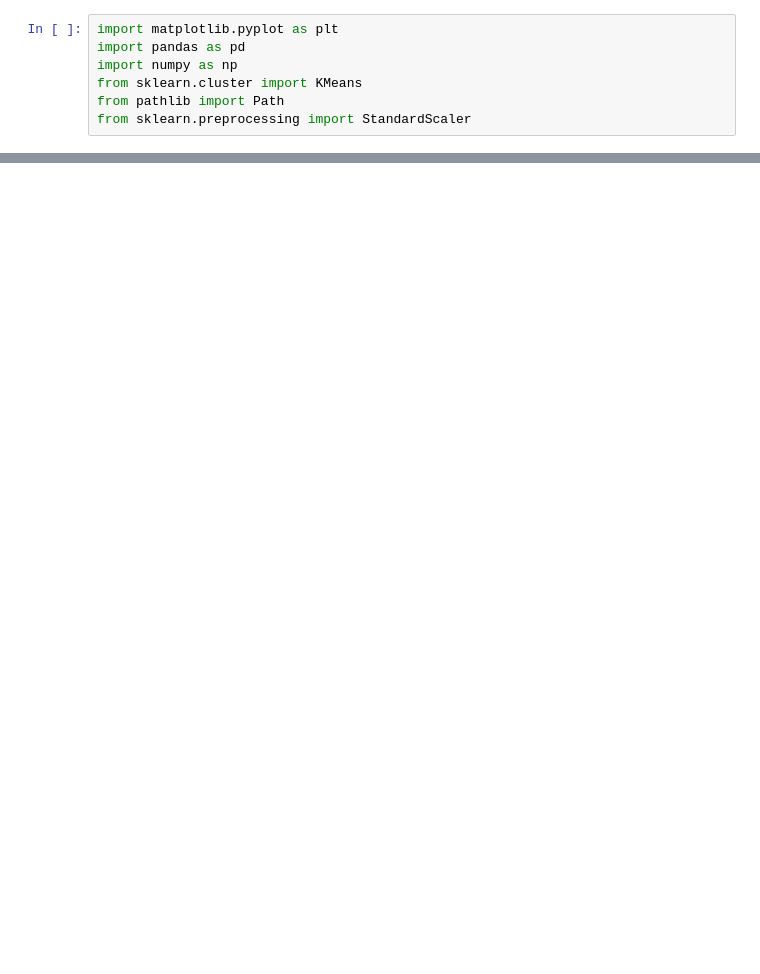
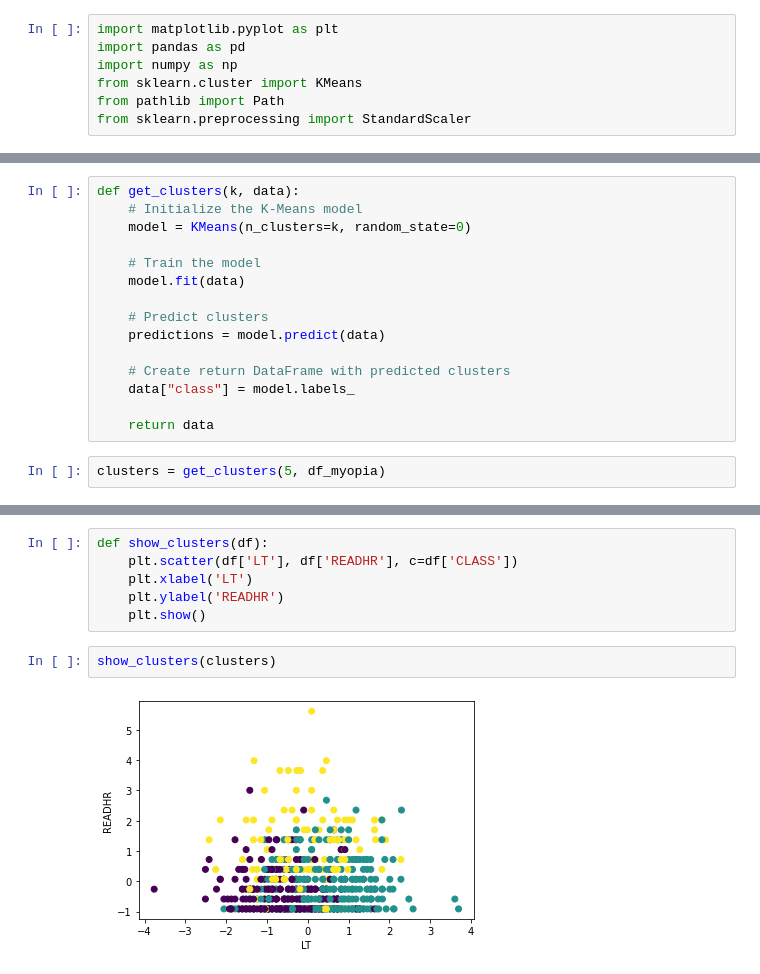
Before and after one commit to jfraz027/Unsupervised-Learning, a Jupyter notebook: Part3Perform.ipynb, the cells around one changed output, grey strips where cells are left out. Cells and saved outputs as stored; diff of their text form; blank space fills up the shorter version.

```diff
--- a/Part3Perform.ipynb
+++ b/Part3Perform.ipynb
@@ -90,0 +91,17 @@ plt.show()
+# %%
+def get_clusters(k, data):
+    # Initialize the K-Means model
+    model = KMeans(n_clusters=k, random_state=0)
+
+    # Train the model
+    model.fit(data)
+
+    # Predict clusters
+    predictions = model.predict(data)
+
+    # Create return DataFrame with predicted clusters
+    data["class"] = model.labels_
+
+    return data
+# %%
+clusters = get_clusters(5, df_myopia)
@@ -90,0 +124,10 @@ plt.show()
+# %%
+def show_clusters(df):
+    plt.scatter(df['LT'], df['READHR'], c=df['CLASS'])
+    plt.xlabel('LT')
+    plt.ylabel('READHR')
+    plt.show()
+# %%
+show_clusters(clusters)
+# %% [output]
+[figure, added]
```
Also changed, not shown: parts of 8 cells of this notebook, 3 other files.
